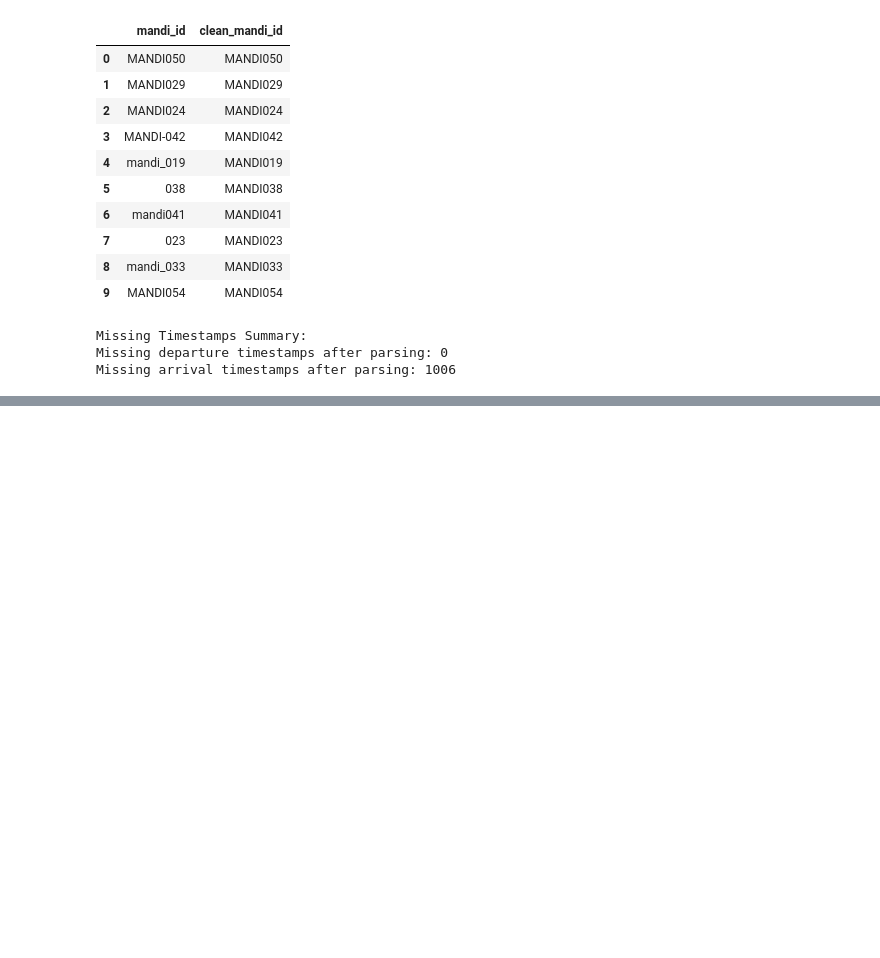
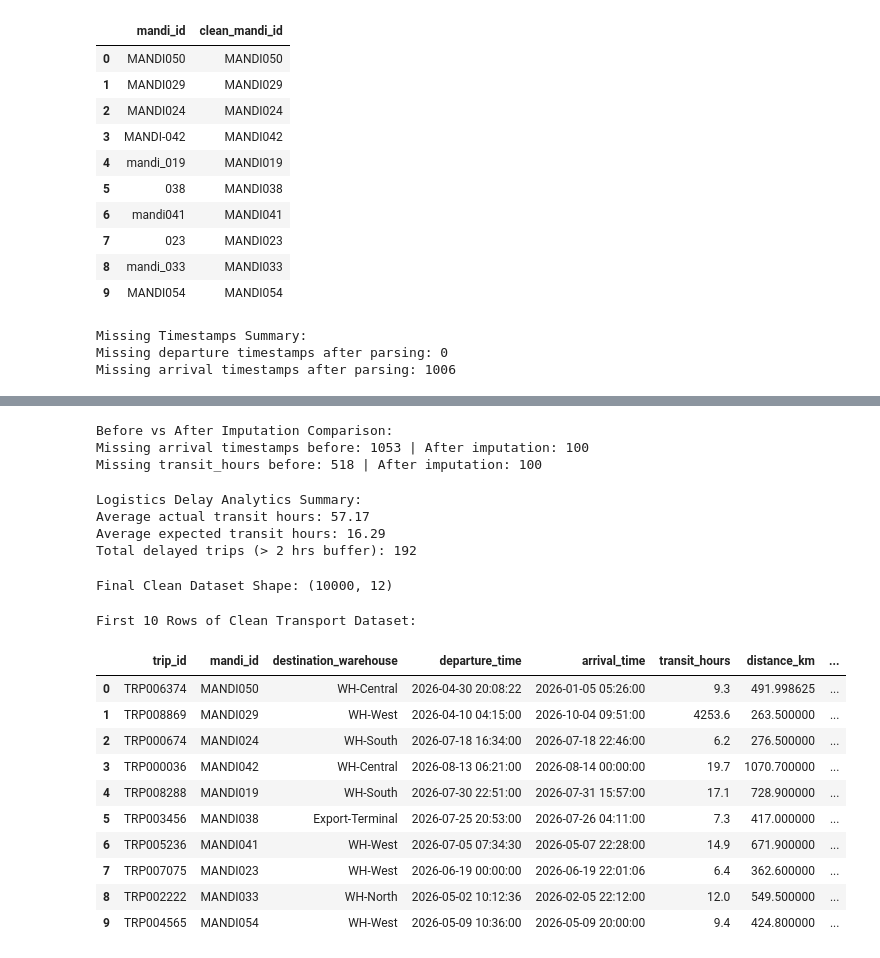
Before and after one commit to mdzakizafar/AgroBuddy, a Jupyter notebook: notebooks/04_Transport_Logistics_Data_Rescue.ipynb, the cells around one changed output, grey strips where cells are left out. Drawn from its saved outputs; the diff is of its cells as text; code cells hidden in the pictures; blank space fills up the shorter version.

Commit message:
Added the code for final step all analytics and store the clean dataset in proceesed folder

```diff
--- a/notebooks/04_Transport_Logistics_Data_Rescue.ipynb
+++ b/notebooks/04_Transport_Logistics_Data_Rescue.ipynb
@@ -346,0 +373,16 @@ Missing arrival timestamps after parsing: 1006
+# %%
+# Reconstruct missing transit_hours from (arr_dt - dep_dt)
+mask_calc_hrs = df['clean_transit_hours'].isnull() & df['arr_dt'].notnull() & df['dep_dt'].notnull()
+df.loc[mask_calc_hrs, 'clean_transit_hours'] = (df.loc[mask_calc_hrs, 'arr_dt'] - df.loc[mask_calc_hrs, 'dep_dt']).dt.total_seconds() / 3600.0
+df['clean_transit_hours'] = df['clean_transit_hours'].abs()
+# %%
+# Reconstruct missing arrival timestamps from (dep_dt + clean_transit_hours)
+mask_recon_arr = df['arr_dt'].isnull() & df['dep_dt'].notnull() & df['clean_transit_hours'].notnull()
+df.loc[mask_recon_arr, 'arr_dt'] = df.loc[mask_recon_arr, 'dep_dt'] + pd.to_timedelta(df.loc[mask_recon_arr, 'clean_transit_hours'], unit='h')
+df['clean_departure_time'] = df['dep_dt'].dt.strftime('%Y-%m-%d %H:%M:%S')
+df['clean_arrival_time'] = df['arr_dt'].dt.strftime('%Y-%m-%d %H:%M:%S')
+# %%
+# Logistics Delay Analytics
+df['expected_hours'] = (df['clean_distance_km'] / 40.0).round(2)
+df['delay_hours'] = (df['clean_transit_hours'] - df['expected_hours']).round(2)
+df['is_delayed_flag'] = np.where(df['delay_hours'] > 2.0, 1, 0)
@@ -346,0 +391,27 @@ Missing arrival timestamps after parsing: 1006
+# %%
+print("Before vs After Imputation Comparison:")
+print("Missing arrival timestamps before:", df_raw['arrival_time'].isnull().sum(), "| After imputation:", df['clean_arrival_time'].isnull().sum())
+print("Missing transit_hours before:", df_raw['transit_hours'].isnull().sum(), "| After imputation:", df['clean_transit_hours'].isnull().sum())
+# %% [output]
+Before vs After Imputation Comparison:
+Missing arrival timestamps before: 1053 | After imputation: 100
+Missing transit_hours before: 518 | After imputation: 100
+# %%
+print("Logistics Delay Analytics Summary:")
+print("Average actual transit hours:", round(df['clean_transit_hours'].mean(), 2))
+print("Average expected transit hours:", round(df['expected_hours'].mean(), 2))
+print("Total delayed trips (> 2 hrs buffer):", df['is_delayed_flag'].sum())
+# %% [output]
+Logistics Delay Analytics Summary:
+Average actual transit hours: 57.17
+Average expected transit hours: 16.29
+Total delayed trips (> 2 hrs buffer): 192
+# %%
+# Final Clean Schema Export
+clean_cols = ['trip_id', 'clean_mandi_id', 'destination_warehouse', 'clean_departure_time',
+              'clean_arrival_time', 'clean_transit_hours', 'clean_distance_km',
+              'clean_vehicle_no', 'driver_id', 'is_negative_anomaly', 'delay_hours', 'is_delayed_flag']
+df_clean = df[clean_cols].copy()
+df_clean.columns = ['trip_id', 'mandi_id', 'destination_warehouse', 'departure_time',
+                    'arrival_time', 'transit_hours', 'distance_km',
+                    'vehicle_no', 'driver_id', 'is_negative_anomaly', 'delay_hours', 'is_delayed_flag']
@@ -346,0 +423,20 @@ Missing arrival timestamps after parsing: 1006
+# %%
+print("Final Clean Dataset Shape:", df_clean.shape)
+# %% [output]
+Final Clean Dataset Shape: (10000, 12)
+# %%
+print("\nFirst 10 Rows of Clean Transport Dataset:")
+df_clean.head(10)
+# %% [output]
+First 10 Rows of Clean Transport Dataset:
+|  | trip_id | mandi_id | destination_warehouse | departure_time | arrival_time | transit_hours | distance_km | ... |
+| 0 | TRP006374 | MANDI050 | WH-Central | 2026-04-30 20:08:22 | 2026-01-05 05:26:00 | 9.3 | 491.998625 | ... |
+| 1 | TRP008869 | MANDI029 | WH-West | 2026-04-10 04:15:00 | 2026-10-04 09:51:00 | 4253.6 | 263.500000 | ... |
+| 2 | TRP000674 | MANDI024 | WH-South | 2026-07-18 16:34:00 | 2026-07-18 22:46:00 | 6.2 | 276.500000 | ... |
+| 3 | TRP000036 | MANDI042 | WH-Central | 2026-08-13 06:21:00 | 2026-08-14 00:00:00 | 19.7 | 1070.700000 | ... |
+| 4 | TRP008288 | MANDI019 | WH-South | 2026-07-30 22:51:00 | 2026-07-31 15:57:00 | 17.1 | 728.900000 | ... |
+| 5 | TRP003456 | MANDI038 | Export-Terminal | 2026-07-25 20:53:00 | 2026-07-26 04:11:00 | 7.3 | 417.000000 | ... |
+| 6 | TRP005236 | MANDI041 | WH-West | 2026-07-05 07:34:30 | 2026-05-07 22:28:00 | 14.9 | 671.900000 | ... |
+| 7 | TRP007075 | MANDI023 | WH-West | 2026-06-19 00:00:00 | 2026-06-19 22:01:06 | 6.4 | 362.600000 | ... |
+| 8 | TRP002222 | MANDI033 | WH-North | 2026-05-02 10:12:36 | 2026-02-05 22:12:00 | 12.0 | 549.500000 | ... |
+| 9 | TRP004565 | MANDI054 | WH-West | 2026-05-09 10:36:00 | 2026-05-09 20:00:00 | 9.4 | 424.800000 | ... |
```
Also changed, not shown: parts of 6 cells of this notebook.
